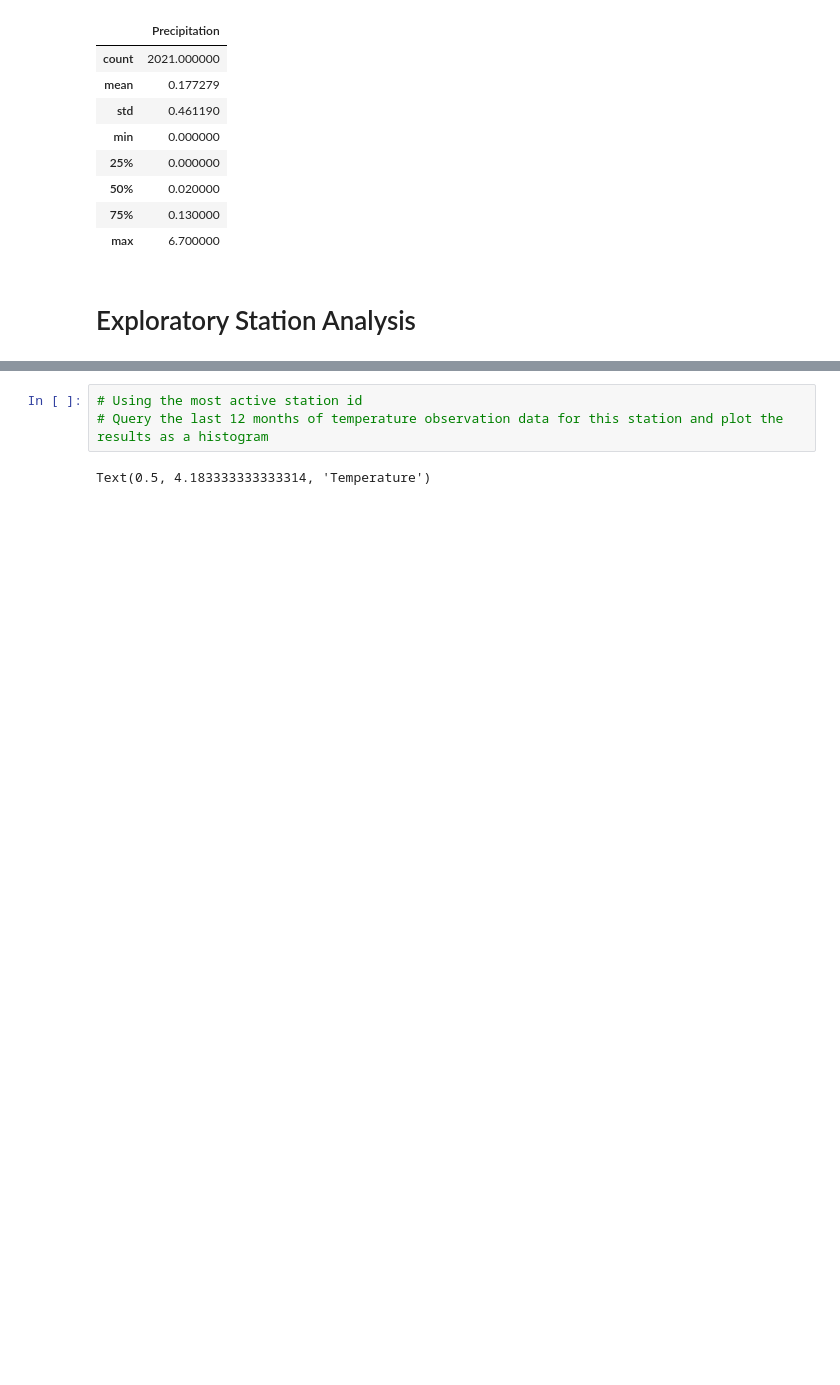
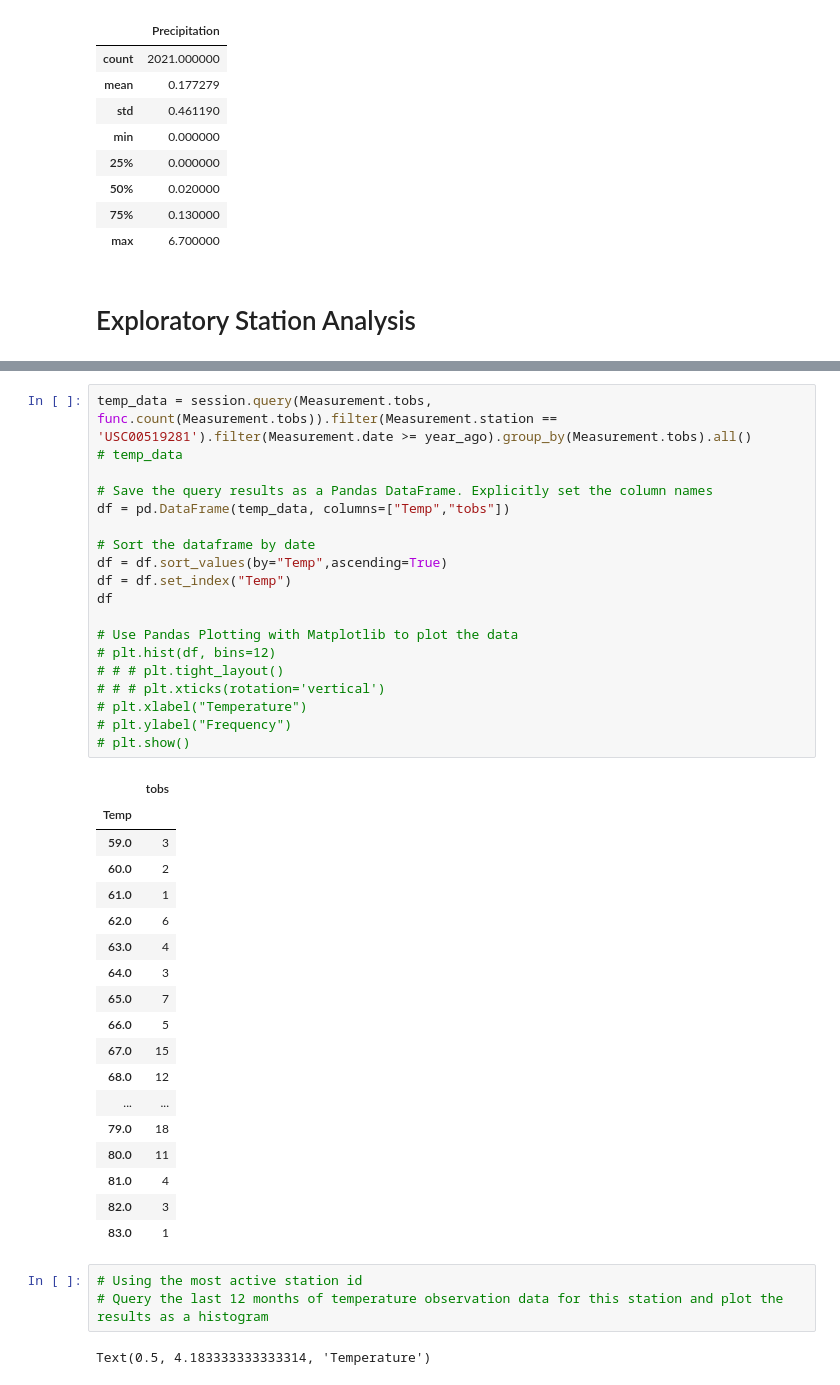
Before and after one commit to lvit001/sqlalchemy-challenge, a Jupyter notebook: SurfsUp/climate_starter.ipynb, the cells around one changed output, grey strips where cells are left out. Drawn from its saved outputs; the diff is of its cells as text; blank space fills up the shorter version.

```diff
--- a/SurfsUp/climate_starter.ipynb
+++ b/SurfsUp/climate_starter.ipynb
@@ -108,3 +118,41 @@ df.describe()
+# %%
+temp_data = session.query(Measurement.tobs, func.count(Measurement.tobs)).filter(Measurement.station == 'USC00519281').filter(Measurement.date >= year_ago).group_by(Measurement.tobs).all()
+# temp_data
+
+# Save the query results as a Pandas DataFrame. Explicitly set the column names
+df = pd.DataFrame(temp_data, columns=["Temp","tobs"])
+
+# Sort the dataframe by date
+df = df.sort_values(by="Temp",ascending=True)
+df = df.set_index("Temp")
+df
+
+# Use Pandas Plotting with Matplotlib to plot the data
+# plt.hist(df, bins=12)
+# # # plt.tight_layout()
+# # # plt.xticks(rotation='vertical')
+# plt.xlabel("Temperature")
+# plt.ylabel("Frequency")
+# plt.show()
+# %% [output]
+|  | tobs |
+| Temp |  |
+| 59.0 | 3 |
+| 60.0 | 2 |
+| 61.0 | 1 |
+| 62.0 | 6 |
+| 63.0 | 4 |
+| 64.0 | 3 |
+| 65.0 | 7 |
+| 66.0 | 5 |
+| 67.0 | 15 |
+| 68.0 | 12 |
+| ... | ... |
+| 79.0 | 18 |
+| 80.0 | 11 |
+| 81.0 | 4 |
+| 82.0 | 3 |
+| 83.0 | 1 |
 # %%
 # Using the most active station id
 # Query the last 12 months of temperature observation data for this station and plot the results as a histogram
```
Also changed, not shown: parts of 4 cells of this notebook.
